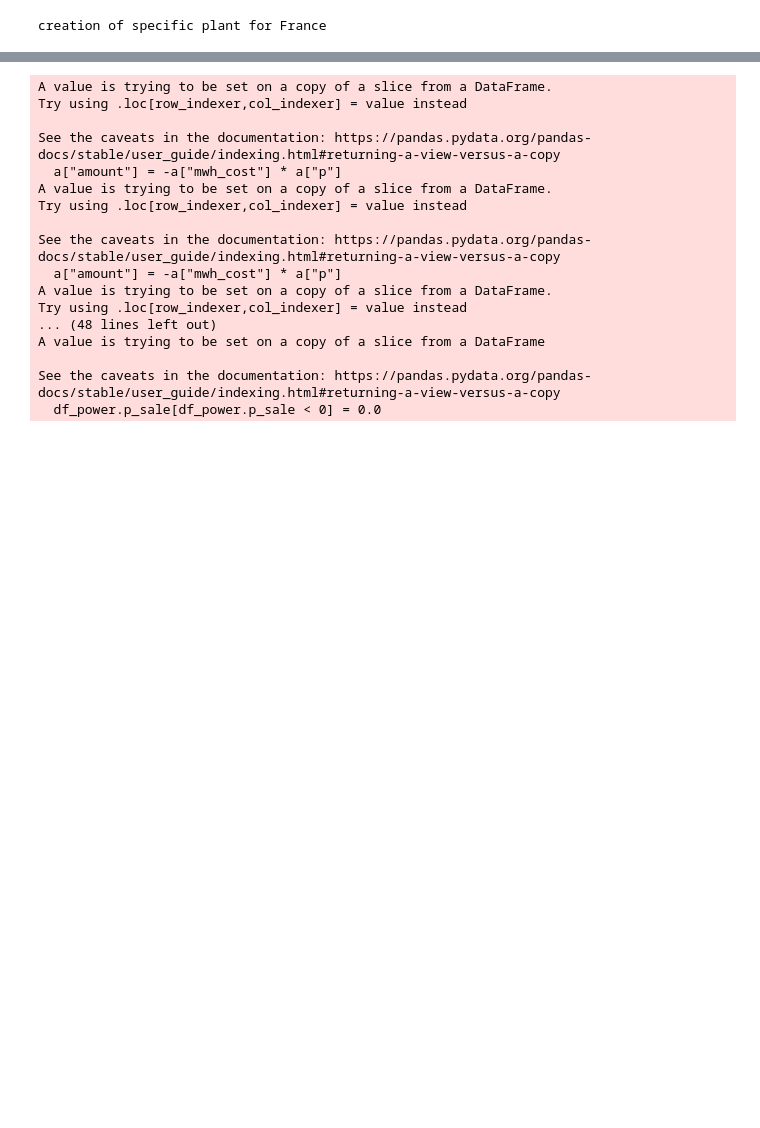
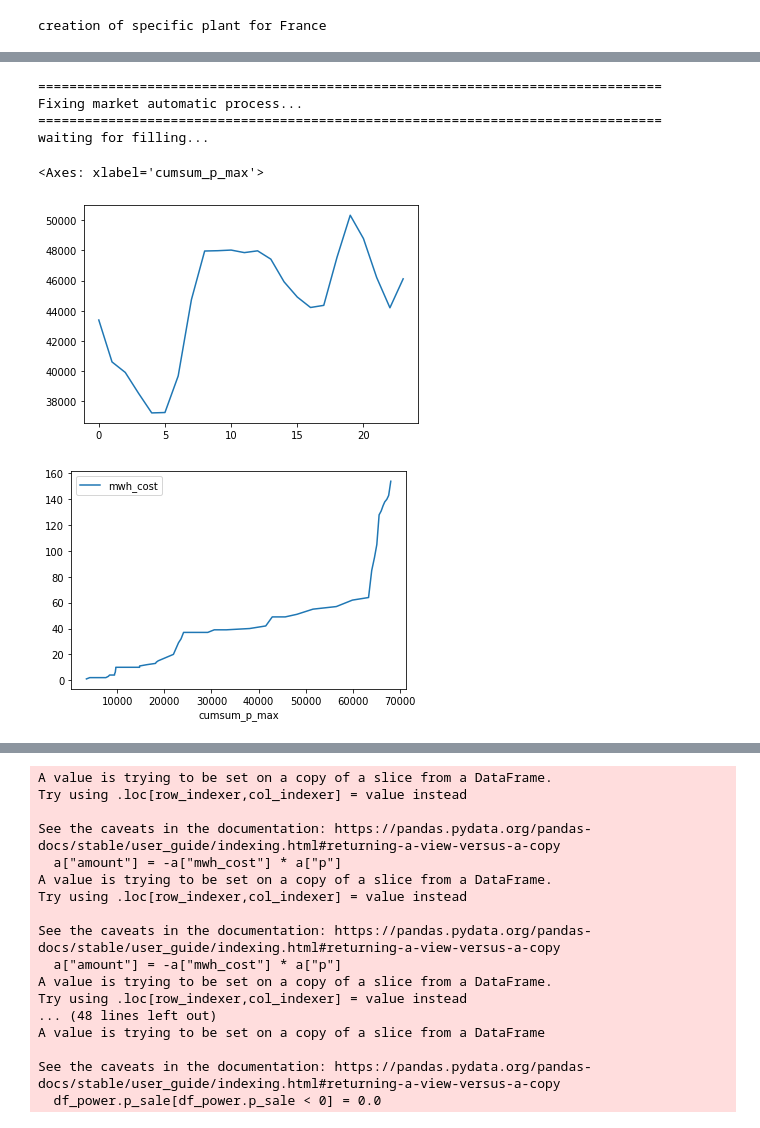
Before and after one commit to adriengoeller/energymercato, a Jupyter notebook: play_2.ipynb, the cells around one changed output, grey strips where cells are left out. Cells and saved outputs as stored; diff of their text form; code cells hidden in the pictures; blank space fills up the shorter version.

```diff
--- a/play_2.ipynb
+++ b/play_2.ipynb
@@ -23,3 +40,15 @@ waiting for filling...
+# %%
+spot.fix_market()
+spot.plot_fixing(12)
+spot.plot_fixing(1)
+# %% [output]
+================================================================================
+Fixing market automatic process...
+================================================================================
+waiting for filling...
+<Axes: xlabel='cumsum_p_max'>
+[figure, added]
+[figure, added]
 # %%
 spot.read_prev_from_players()
 # %% [output]
```
Also changed, not shown: parts of 13 cells of this notebook, 4 other files.
